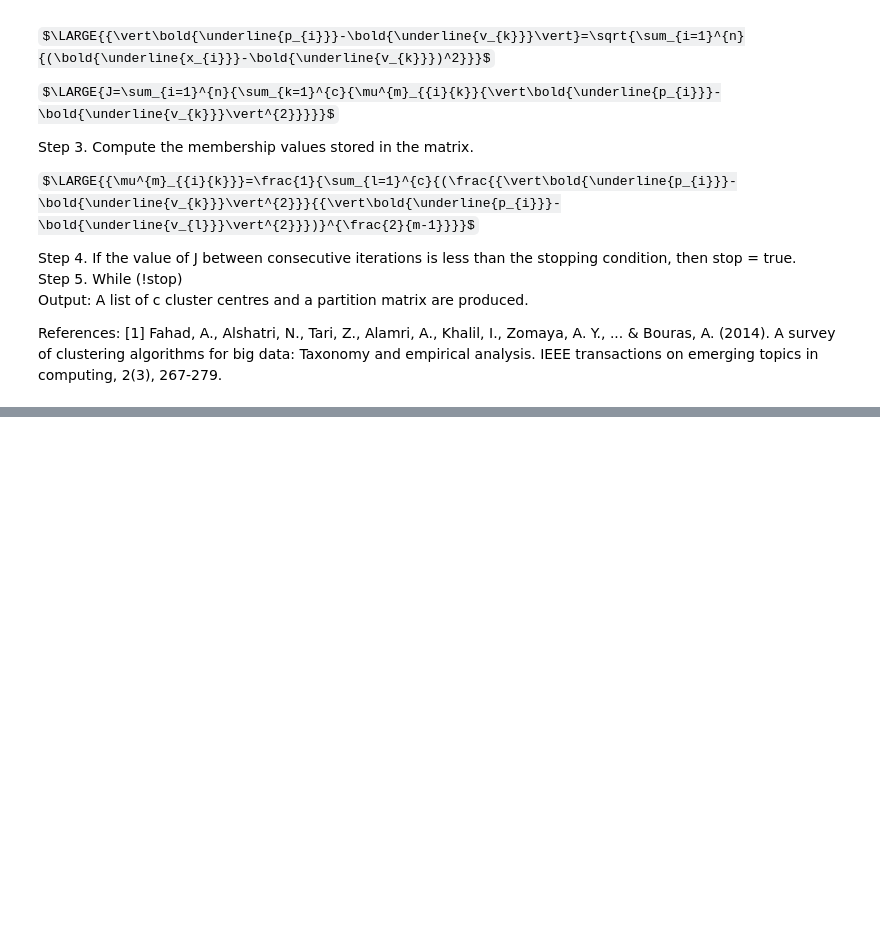
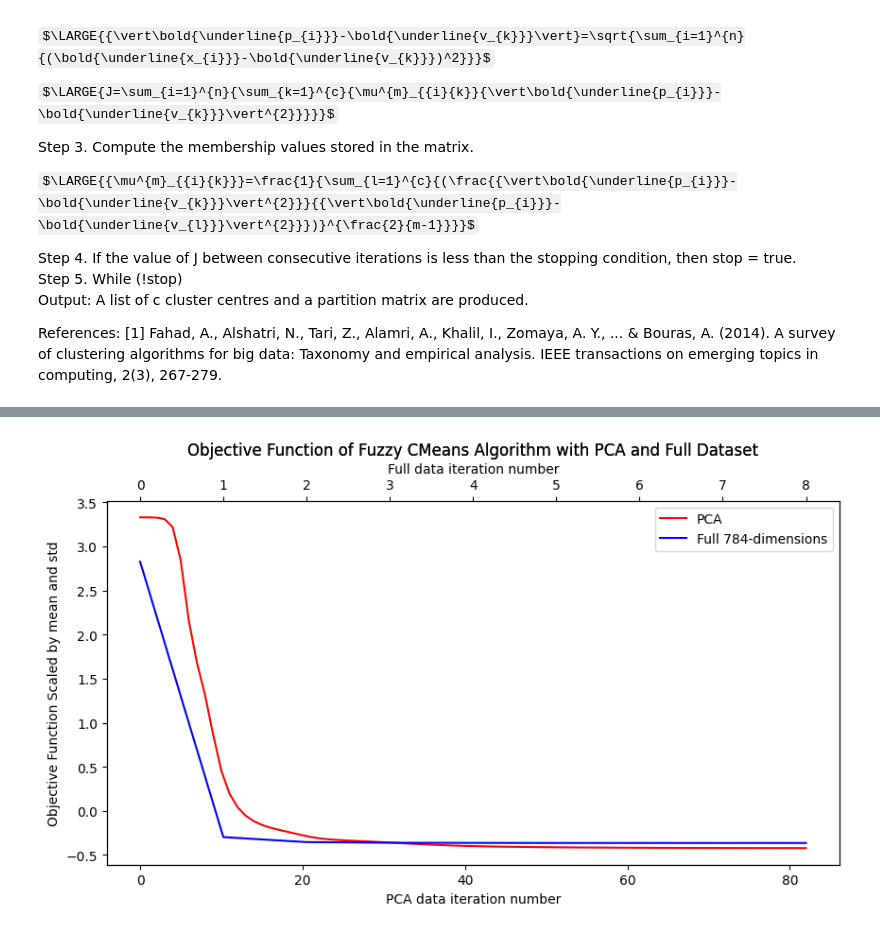
Before and after one commit to krisrjensen/csc730, a Jupyter notebook: assignment 2/20240122_original_Assignment_2.ipynb, the cells around one changed output, grey strips where cells are left out. Saved outputs shown, nothing was run; the diff lists cells and outputs as text; code cells hidden in the pictures; some formulas as TeX source; blank space fills up the shorter version.

```diff
--- a/assignment 2/20240122_original_Assignment_2.ipynb
+++ b/assignment 2/20240122_original_Assignment_2.ipynb
@@ -235,3 +268,30 @@ iteration 12 took 0:01:07.458988 seconds. stop = 1405.25
+# %%
+from sklearn.preprocessing import scale
+#let's generate a twiny plot with the iteration time
+fig, ax1 = plt.subplots(figsize=(10, 5))
+ax1.plot(scale(pca_j[1:], axis=0, with_mean=True, with_std=True), label='PCA', color='red')
+ax1.set_xlabel('PCA data iteration number')
+ax1.set_ylabel('Objective Function Scaled by mean and std')
+#ax1.legend()
+
+ax1.set_title('Objective Function of Fuzzy CMeans Algorithm with PCA and Full Dataset')
+
+ax2 = ax1.twiny()
+ax2.plot(scale(full_j[1:],axis=0, with_mean=True, with_std=True), label='Full 784-dimensions', color='blue')
+ax2.set_xlabel('Full data iteration number')
+ax2.set_ylabel('Objective Function Scaled by mean and std')
+#axis x_ticks_labels needs to be replaced to go from 0 to 1
+
+
+
+lines, labels = ax1.get_legend_handles_labels()
+lines2, labels2 = ax2.get_legend_handles_labels()
+ax2.legend(lines + lines2, labels + labels2, loc='upper right')
+
+ax2.set_title('Objective Function of Fuzzy CMeans Algorithm with PCA and Full Dataset')
+plt.show()
+# %% [output]
+[figure, added]
 # %%
 #you will then write your own version of the Adjusted Rand Index algorithm (from scratch), and use it to score the results of your clustering on both versions of the data.
 #The Adjusted Rand Index is a measure of the similarity between two data clusterings, and is often used to compare the results of clustering algorithms to a ground truth clustering.
```
Also changed, not shown: parts of 6 cells of this notebook, 3 other files.
